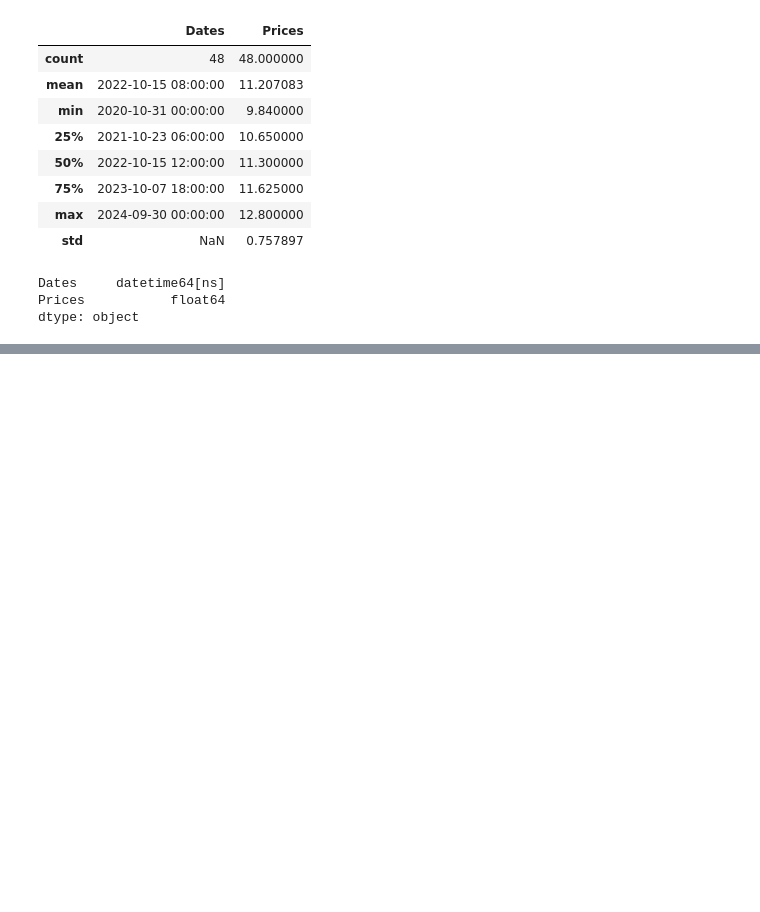
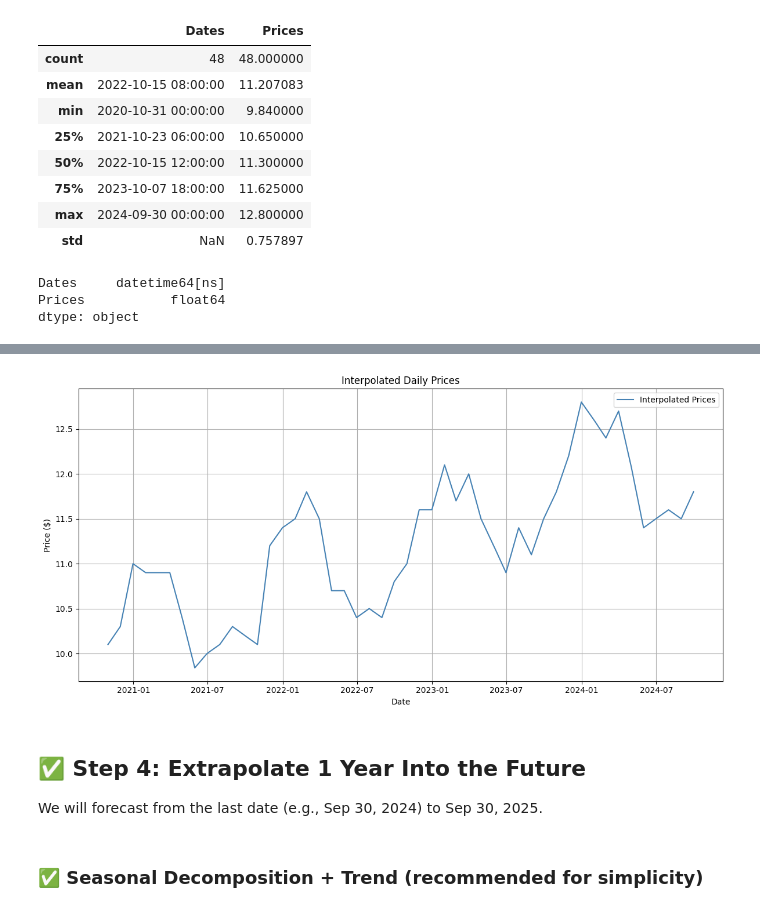
Before and after one commit to orejandro79/JPMorgan-Chase---Co, a Jupyter notebook: TASK1-Investigate and analyze price data/gas_prices_analysis.ipynb, the cells around one changed output, grey strips where cells are left out. Cells and saved outputs as stored; diff of their text form; code cells hidden in the pictures; blank space fills up the shorter version.

```diff
--- a/TASK1-Investigate and analyze price data/gas_prices_analysis.ipynb
+++ b/TASK1-Investigate and analyze price data/gas_prices_analysis.ipynb
@@ -152,0 +219,35 @@ dtype: object
+# %%
+# Set Dates column as datetime index
+df.set_index('Dates', inplace=True)
+
+# Create a new daily index
+daily_index = pd.date_range(start=df.index.min(), end=df.index.max(), freq='D')
+
+# Reindex to include all daily dates
+df_daily = df.reindex(daily_index)
+
+# Interpolate missing values (linear works well for prices)
+df_daily['Prices'] = df_daily['Prices'].interpolate(method='linear')
+interpolated_series = df_daily['Prices']
+
+
+# Clean up index name
+df_daily.index.name = 'Date'
+
+# Plot to verify
+plt.figure(figsize=(12,6))
+plt.plot(df_daily.index, df_daily['Prices'], label='Interpolated Prices', color='steelblue')
+plt.title('Interpolated Daily Prices')
+plt.xlabel('Date')
+plt.ylabel('Price ($)')
+plt.grid(True)
+plt.tight_layout()
+plt.legend()
+plt.show()
+# %% [output]
+[figure, added]
+# %% [markdown]
+## ✅ Step 4: Extrapolate 1 Year Into the Future
+We will forecast from the last date (e.g., Sep 30, 2024) to Sep 30, 2025.
+# %% [markdown]
+### ✅ Seasonal Decomposition + Trend (recommended for simplicity)
```
Also changed, not shown: parts of 15 cells of this notebook.
